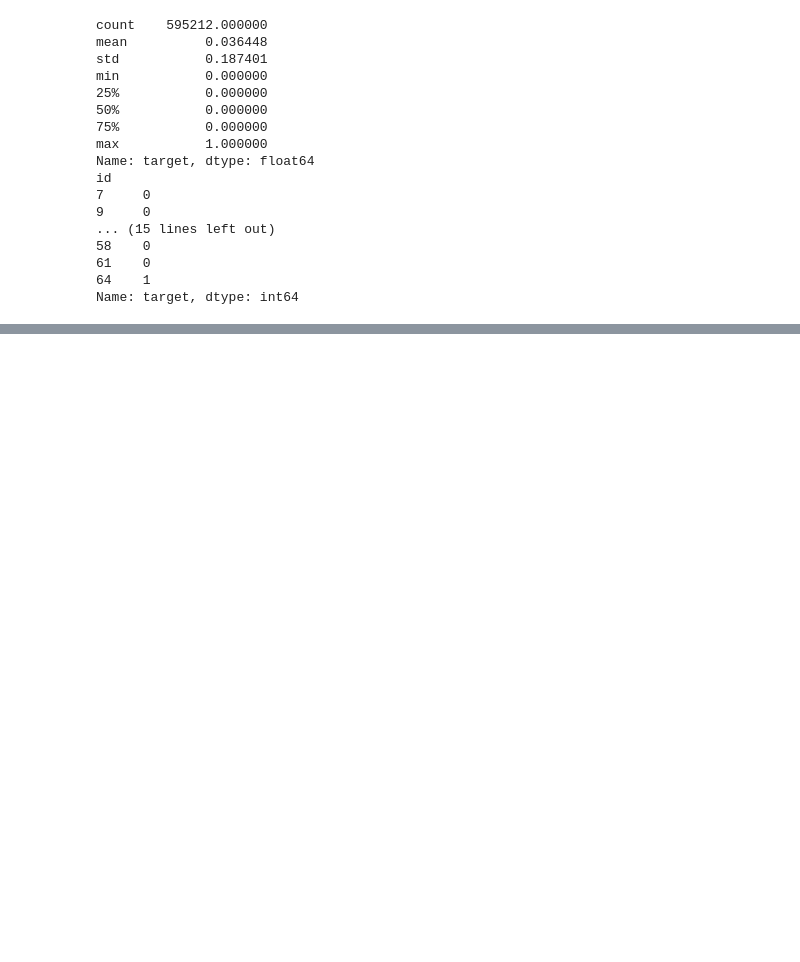
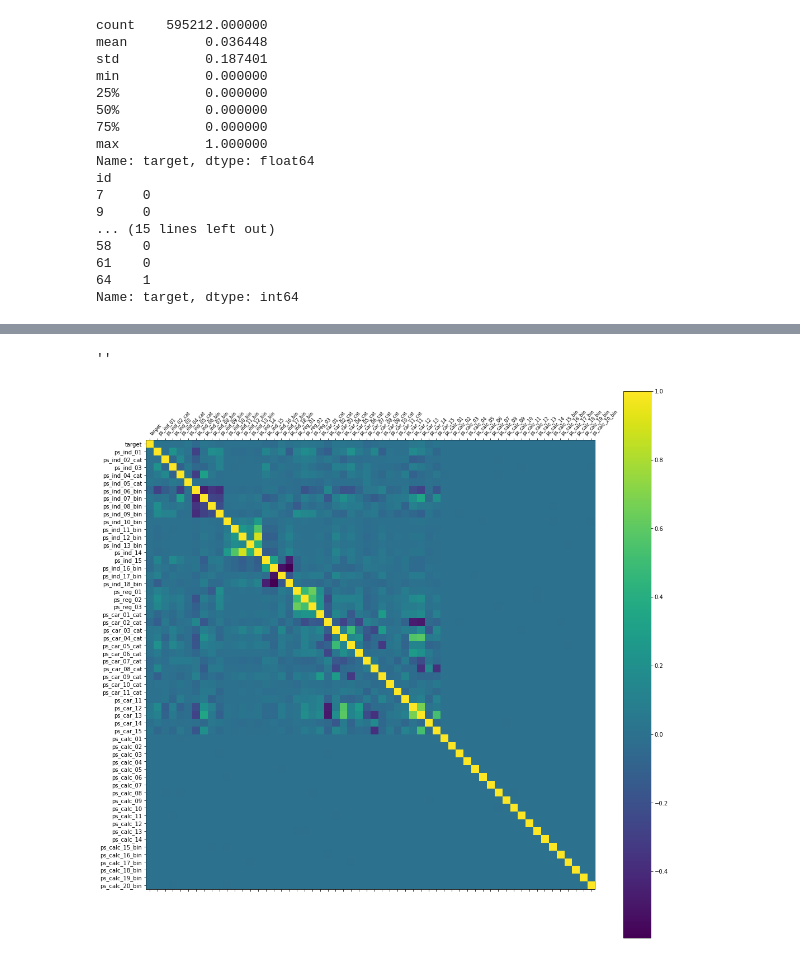
Before and after one commit to thoolihan/porto, a Jupyter notebook: Explore.ipynb, the cells around one changed output, grey strips where cells are left out. Saved outputs shown, nothing was run; the diff lists cells and outputs as text; code cells hidden in the pictures; blank space fills up the shorter version.

```diff
--- a/Explore.ipynb
+++ b/Explore.ipynb
@@ -132,3 +147,6 @@ id
 61    0
 64    1
 Name: target, dtype: int64
+# %%
+corr = train.corr()
+corr
@@ -134,0 +172,14 @@ Name: target, dtype: int64
+# %%
+from matplotlib import pyplot as plt
+%matplotlib inline
+
+size = 18
+fig, ax = plt.subplots(figsize = (size, size))
+leg = ax.matshow(corr)
+fig.colorbar(leg)
+plt.xticks(range(len(corr.columns)), corr.columns, rotation = 45, horizontalalignment = 'left', fontsize = 8)
+plt.yticks(range(len(corr.columns)), corr.columns)
+;
+# %% [output]
+''
+[figure, added]
```
Also changed, not shown: parts of 5 cells of this notebook.
